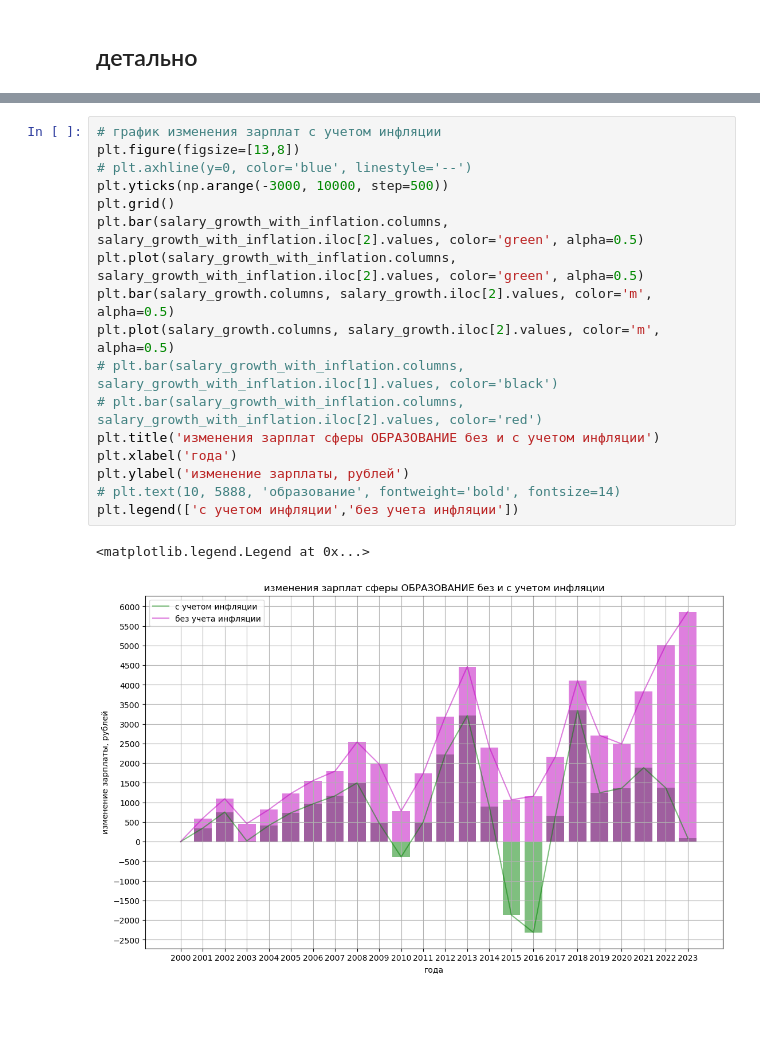
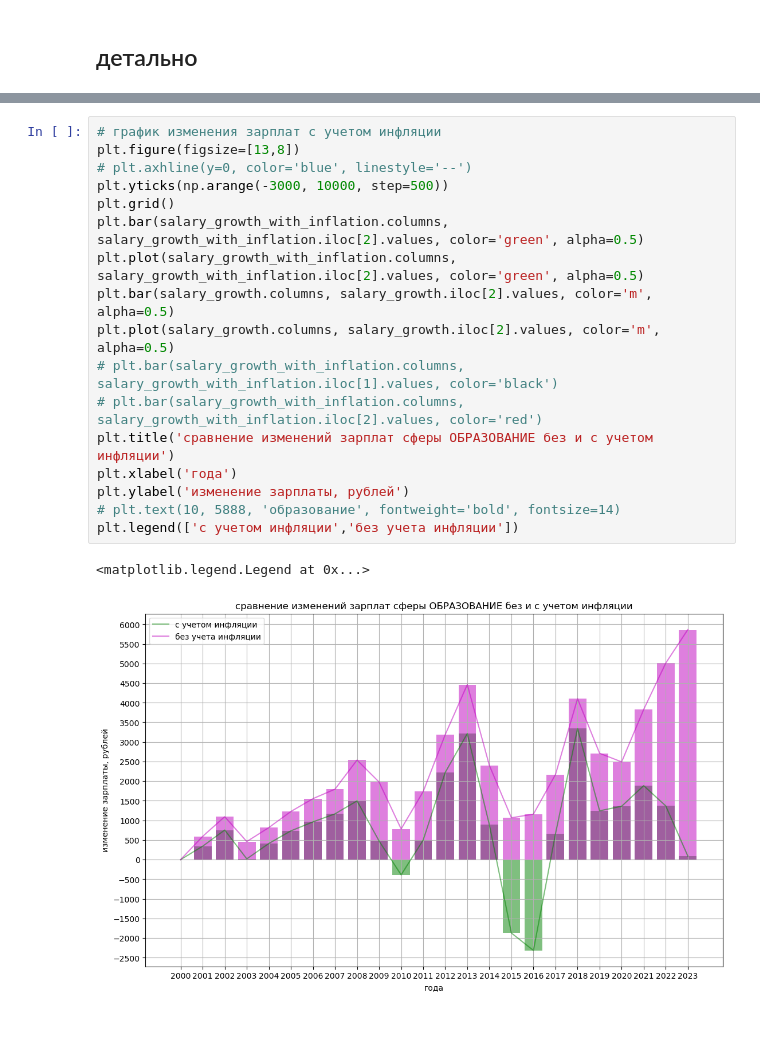
Before and after one commit to gosha22008/final_project_start_in_ds, a Jupyter notebook: test_analizys.ipynb, the cells around one changed output, grey strips where cells are left out. Cells and saved outputs as stored; diff of their text form.

```diff
--- a/test_analizys.ipynb
+++ b/test_analizys.ipynb
@@ -265,23 +276,23 @@ plt.legend(['с учетом инфляции','без учета инфляци
 # %%
 # график изменения зарплат с учетом инфляции
 plt.figure(figsize=[13,8])
 # plt.axhline(y=0, color='blue', linestyle='--')
 plt.yticks(np.arange(-3000, 10000, step=500))
 plt.grid()
 plt.bar(salary_growth_with_inflation.columns, salary_growth_with_inflation.iloc[2].values, color='green', alpha=0.5)
 plt.plot(salary_growth_with_inflation.columns, salary_growth_with_inflation.iloc[2].values, color='green', alpha=0.5)
 plt.bar(salary_growth.columns, salary_growth.iloc[2].values, color='m', alpha=0.5)
 plt.plot(salary_growth.columns, salary_growth.iloc[2].values, color='m', alpha=0.5)
 # plt.bar(salary_growth_with_inflation.columns, salary_growth_with_inflation.iloc[1].values, color='black')
 # plt.bar(salary_growth_with_inflation.columns, salary_growth_with_inflation.iloc[2].values, color='red')
-plt.title('изменения зарплат сферы ОБРАЗОВАНИЕ без и с учетом инфляции')
+plt.title('сравнение изменений зарплат сферы ОБРАЗОВАНИЕ без и с учетом инфляции')
 plt.xlabel('года')
 plt.ylabel('изменение зарплаты, рублей')
 # plt.text(10, 5888, 'образование', fontweight='bold', fontsize=14)
 plt.legend(['с учетом инфляции','без учета инфляции'])
 # %% [output]
 <matplotlib.legend.Legend at 0x...>
-[figure, old version]
+[figure, new version]
 # %% [markdown]
 ##
 # %%
```
Also changed, not shown: parts of 10 cells of this notebook, 1 other file.
